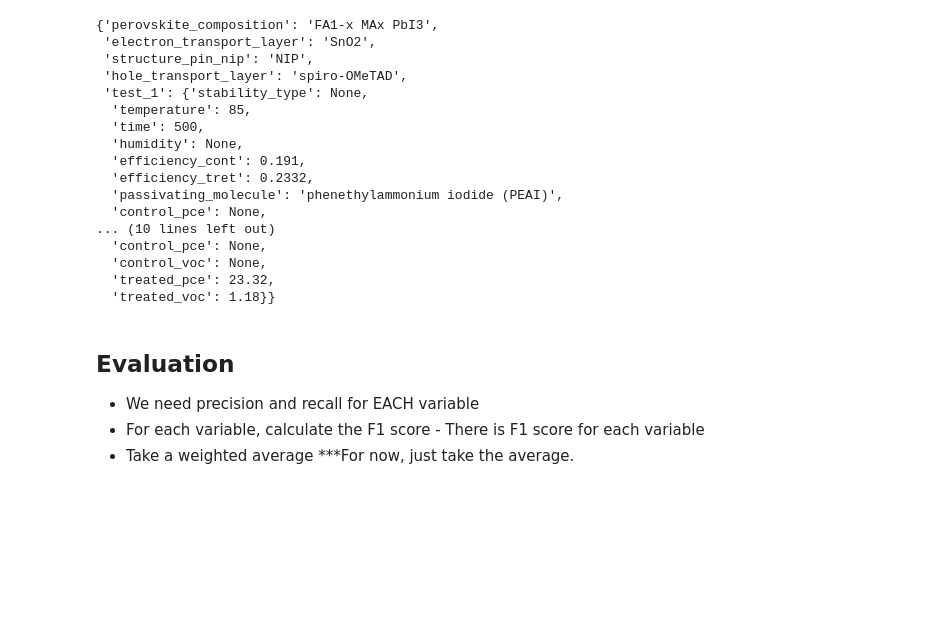
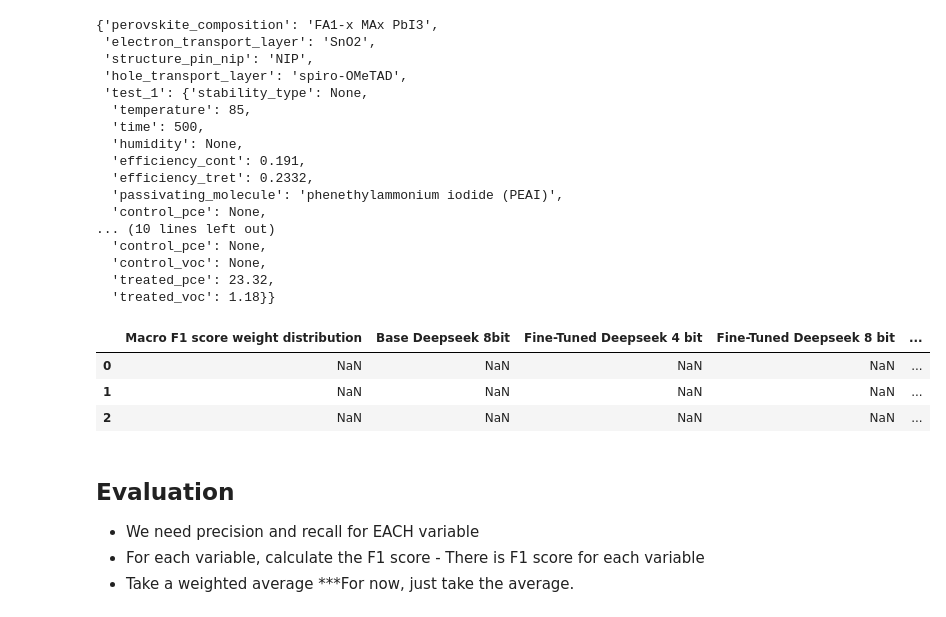
Before and after one commit to kanggunh/DSC180_B11_Q2, a Jupyter notebook: q1_submission_notebooks/evaluation_final.ipynb, the cells around one changed output. Cells and saved outputs as stored; diff of their text form; code cells hidden in the pictures; blank space fills up the shorter version.

Commit message:
started macro_evaluation

```diff
--- a/q1_submission_notebooks/evaluation_final.ipynb
+++ b/q1_submission_notebooks/evaluation_final.ipynb
@@ -315,6 +315,18 @@ evaluate_df["extracted"][1]
   'control_voc': None,
   'treated_pce': 23.32,
   'treated_voc': 1.18}}
+# %%
+# Define column names
+columns = ['Macro F1 score weight distribution', 'Base Deepseek 8bit', 'Fine-Tuned Deepseek 4 bit', 'Fine-Tuned Deepseek 8 bit', 'Llama 3 billion parameter']
+
+# Create a DataFrame with NaN values
+df = pd.DataFrame(np.nan, index=[0, 1, 2], columns=columns)
+df
+# %% [output]
+|  | Macro F1 score weight distribution | Base Deepseek 8bit | Fine-Tuned Deepseek 4 bit | Fine-Tuned Deepseek 8 bit | ... |
+| 0 | NaN | NaN | NaN | NaN | ... |
+| 1 | NaN | NaN | NaN | NaN | ... |
+| 2 | NaN | NaN | NaN | NaN | ... |
 # %% [markdown]
 ## Evaluation
 
```
Also changed, not shown: parts of 2 cells of this notebook, 2 other files.
